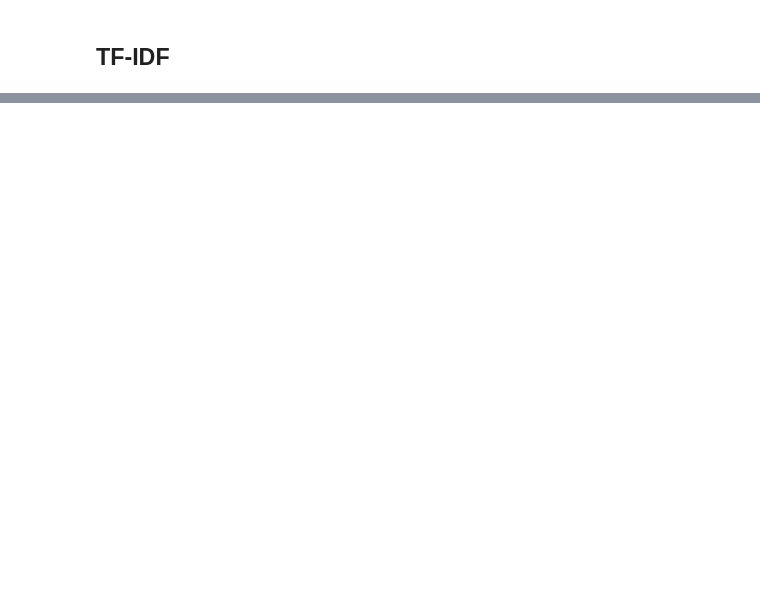
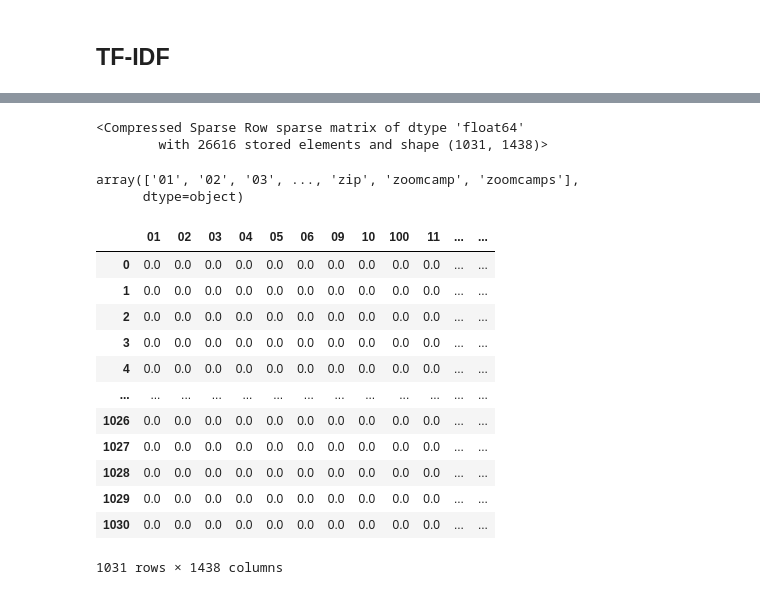
Before and after one commit to vaibhavcodes/LLM_RAG, a Jupyter notebook: Part_01/SearchEngine_Implementation.ipynb, the cells around one changed output, grey strips where cells are left out. Drawn from its saved outputs; the diff is of its cells as text; code cells hidden in the pictures; blank space fills up the shorter version.

```diff
--- a/Part_01/SearchEngine_Implementation.ipynb
+++ b/Part_01/SearchEngine_Implementation.ipynb
@@ -139,0 +155,31 @@ df_docs
+# %%
+cv = TfidfVectorizer(min_df=5, stop_words='english')
+# %%
+X = cv.fit_transform(df.text)
+X
+# %% [output]
+<Compressed Sparse Row sparse matrix of dtype 'float64'
+        with 26616 stored elements and shape (1031, 1438)>
+# %%
+names = cv.get_feature_names_out()
+names
+# %% [output]
+array(['01', '02', '03', ..., 'zip', 'zoomcamp', 'zoomcamps'],
+      dtype=object)
+# %%
+df_docs = pd.DataFrame(X.toarray(), columns=names).round(2)
+df_docs
+# %% [output]
+|  | 01 | 02 | 03 | 04 | 05 | 06 | 09 | 10 | 100 | 11 | ... | ... |
+| 0 | 0.0 | 0.0 | 0.0 | 0.0 | 0.0 | 0.0 | 0.0 | 0.0 | 0.0 | 0.0 | ... | ... |
+| 1 | 0.0 | 0.0 | 0.0 | 0.0 | 0.0 | 0.0 | 0.0 | 0.0 | 0.0 | 0.0 | ... | ... |
+| 2 | 0.0 | 0.0 | 0.0 | 0.0 | 0.0 | 0.0 | 0.0 | 0.0 | 0.0 | 0.0 | ... | ... |
+| 3 | 0.0 | 0.0 | 0.0 | 0.0 | 0.0 | 0.0 | 0.0 | 0.0 | 0.0 | 0.0 | ... | ... |
+| 4 | 0.0 | 0.0 | 0.0 | 0.0 | 0.0 | 0.0 | 0.0 | 0.0 | 0.0 | 0.0 | ... | ... |
+| ... | ... | ... | ... | ... | ... | ... | ... | ... | ... | ... | ... | ... |
+| 1026 | 0.0 | 0.0 | 0.0 | 0.0 | 0.0 | 0.0 | 0.0 | 0.0 | 0.0 | 0.0 | ... | ... |
+| 1027 | 0.0 | 0.0 | 0.0 | 0.0 | 0.0 | 0.0 | 0.0 | 0.0 | 0.0 | 0.0 | ... | ... |
+| 1028 | 0.0 | 0.0 | 0.0 | 0.0 | 0.0 | 0.0 | 0.0 | 0.0 | 0.0 | 0.0 | ... | ... |
+| 1029 | 0.0 | 0.0 | 0.0 | 0.0 | 0.0 | 0.0 | 0.0 | 0.0 | 0.0 | 0.0 | ... | ... |
+| 1030 | 0.0 | 0.0 | 0.0 | 0.0 | 0.0 | 0.0 | 0.0 | 0.0 | 0.0 | 0.0 | ... | ... |
+1031 rows × 1438 columns
```
Also changed, not shown: parts of 13 cells of this notebook, 1 other file.
